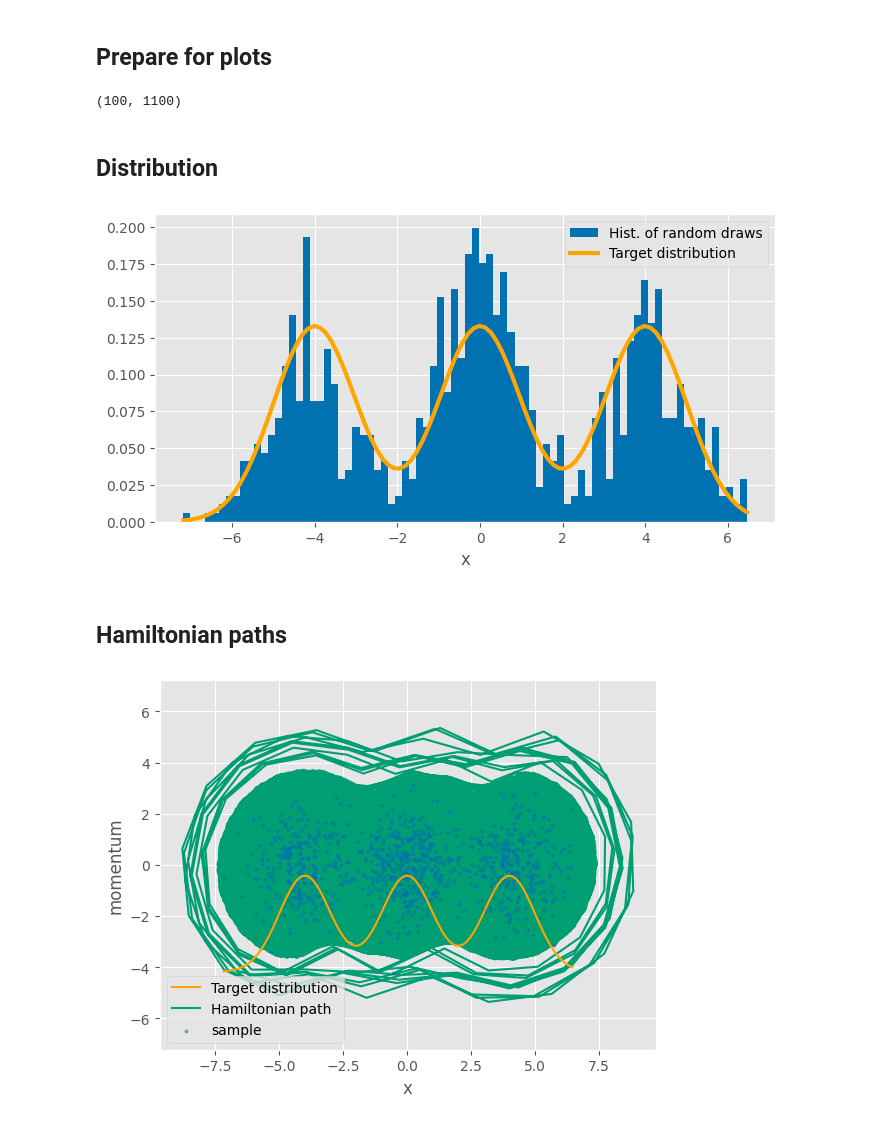
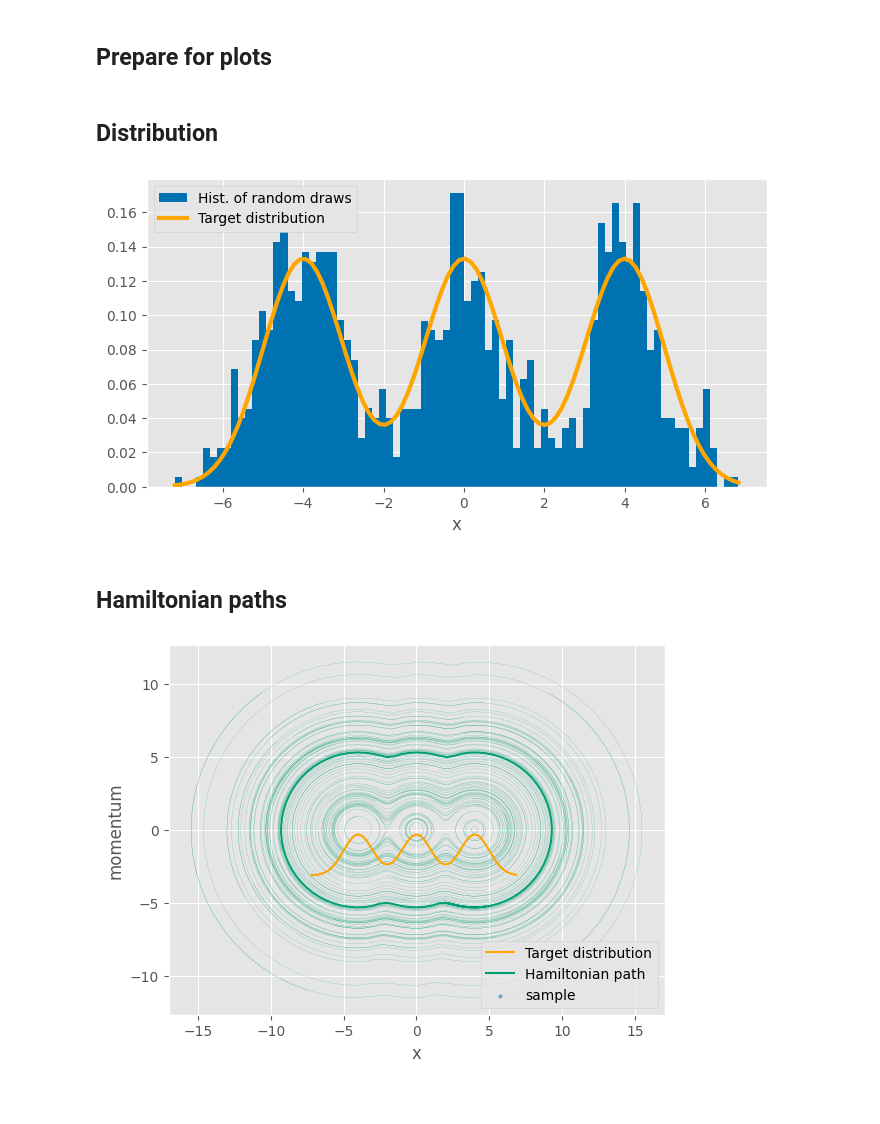
Before and after one commit to tiga1231/hamiltonian-monte-carlo, a Jupyter notebook: main.ipynb, the cells around one changed output. Cells and saved outputs as stored; diff of their text form; code cells hidden in the pictures.

```diff
--- a/main.ipynb
+++ b/main.ipynb
@@ -147,9 +147,10 @@ U = lambda x: -torch.log(
 x0 = torch.tensor(0.01)
 
 n_burnin = 100
-n_samples = 1000
-results = HMC(U, x0, std=1, stepsize=0.5, n_steps=20, n_samples = n_burnin + n_samples)
+n_samples = 100
+results = HMC(U, x0, std=1, stepsize=0.1, n_steps=100, n_samples = n_burnin + n_samples)
+
 results = list(results)
-samples = torch.tensor([r['sample'] for r in results])
-states = torch.tensor([r['states'] for r in results])
+samples = torch.tensor([r['sample'] for r in results[n_burnin:]])
+states = torch.tensor([r['states'] for r in results[n_burnin:]])
 # %% [output]
@@ -167,58 +177,57 @@ plt.xlim([0,1]);
 # %% [markdown]
 ## Prepare for plots
 # %%
-n_sample_plot = min(5000, states.shape[0])
 
 xmin = samples[:,0].min()
 xmax = samples[:,0].max()
 ymax = samples[:,1].max()
 x = torch.linspace(xmin, xmax, 100)
 y = torch.exp(-U(x))
-
-n_burnin, n_sample_plot
-# %% [output]
-(100, 1100)
 # %% [markdown]
 ## Distribution
 # %%
 ## Draw target probability and sample density
 plt.figure(figsize=[8,4])
-plt.hist(samples[n_burnin:,0].numpy(), bins=80, density=True, label='Hist. of random draws')
+plt.hist(samples[:,0].numpy(), bins=80, density=True, label='Hist. of random draws')
 # kdeplot(samples[:,0].numpy(), linestyle='-', bw_adjust=0.3, label='Sample KDE')
 plt.plot(x, y, color='orange', linestyle='-', zorder=3, lw=3, label='Target distribution')
 plt.legend()
 plt.xlabel('x')
 plt.show()
 # %% [output]
-[figure, old version]
+[figure, new version]
 # %% [markdown]
 ## Hamiltonian paths
 # %%
+n_sample_plot = min(5000, states.shape[0])
+
 
 ## plot
 ## 1. Draw target probability, whose neg log is defined as potential energy
 plt.plot(x, y/y.max()*0.9*ymax-ymax, color='orange', zorder=3, label='Target distribution')
 
 ## 2. Draw state trajectories
 ## draw one curve with legend, draw the rest without
-plt.plot(states[n_burnin,:,0], states[n_burnin,:,1], 'C1-', label='Hamiltonian path')
-for i in range(n_burnin, n_sample_plot):
-    plt.plot(states[i,:,0], states[i,:,1], 'C1-')
+for i in range(n_sample_plot):
+    if i == 0:
+        plt.plot(states[i,:,0], states[i,:,1], 'C1-', label='Hamiltonian path')
+    else:
+        plt.plot(states[i,:,0], states[i,:,1], 'C1-', lw=0.1,)
 
 ## 3. Draw final samples
 plt.scatter(
     samples[n_burnin:n_sample_plot,0],
     samples[n_burnin:n_sample_plot,1],
     zorder=2, s=5, alpha=0.5,
     label='sample')
 plt.legend()
 plt.axis('equal')
 plt.xlabel('x')
 plt.ylabel('momentum')
 
 plt.show()
 # %% [output]
-[figure, old version]
+[figure, new version]
 # %%
 # plt.plot(samples[:,0],samples[:,1], '.-')
 # plt.scatter(samples[:,0],samples[:,1])
```
Also changed, not shown: parts of 4 cells of this notebook.
